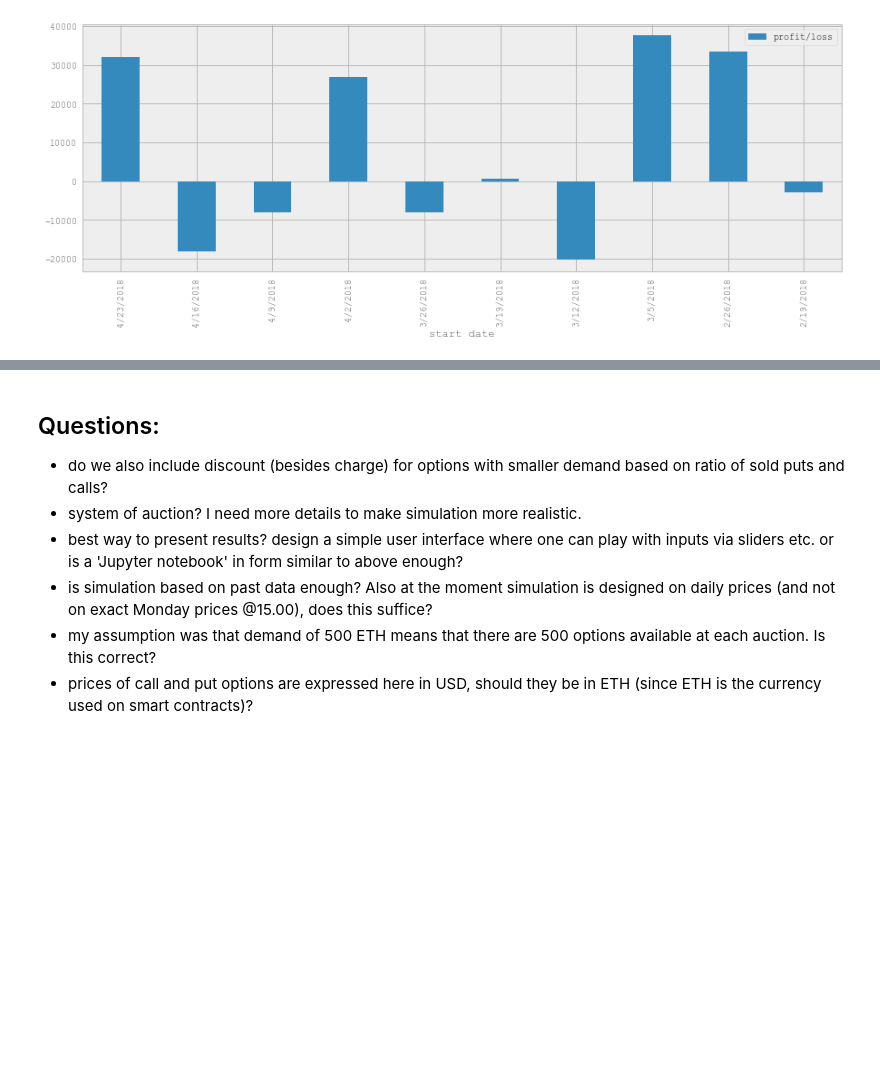
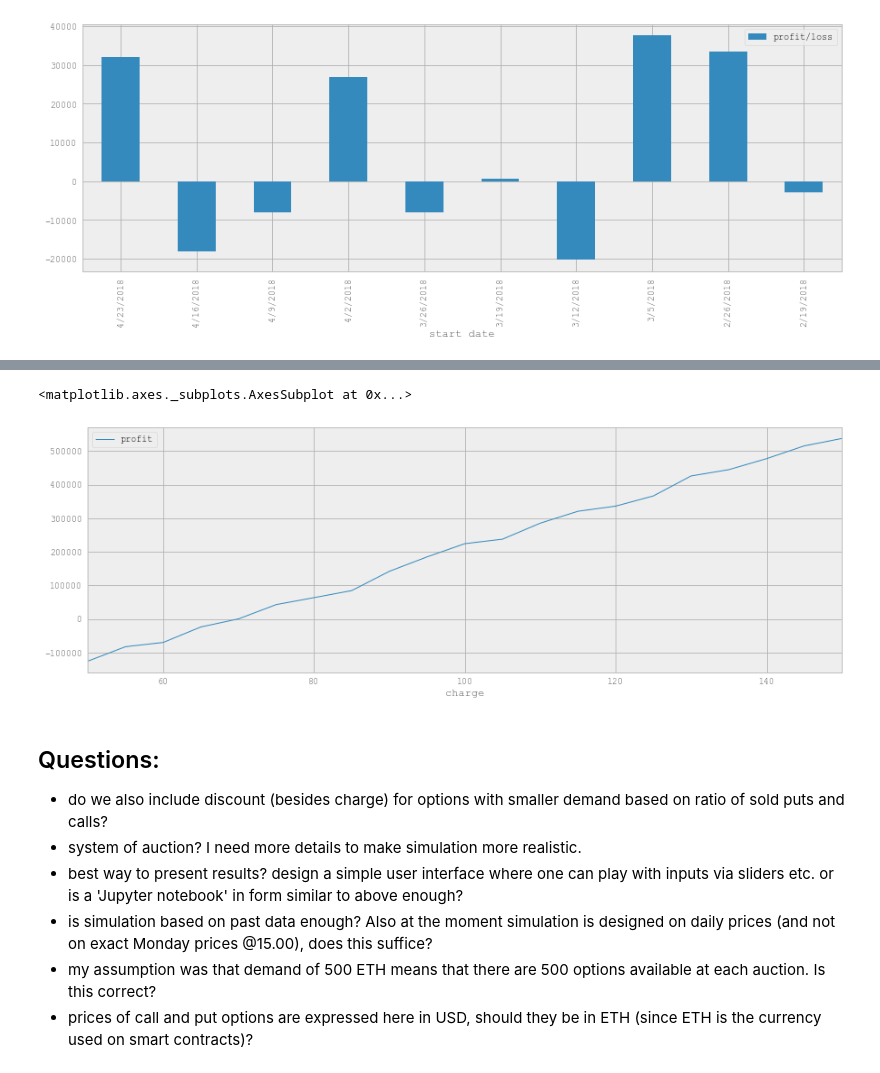
Before and after one commit to metodj/kripto, a Jupyter notebook: options model/simulation.ipynb, the cells around one changed output, grey strips where cells are left out. Saved outputs shown, nothing was run; the diff lists cells and outputs as text; code cells hidden in the pictures; blank space fills up the shorter version.

```diff
--- a/options model/simulation.ipynb
+++ b/options model/simulation.ipynb
@@ -104,0 +215,9 @@ Axes(0.125,0.125;0.775x0.755)
+# %%
+#we repeat simulation n times and calculate the average profit (each time we have different list of ratios)
+def average(n, margin, charge):
+    vsota = 0
+    for _ in range(n):
+        vsota += simulation_expanded(margin,charge,40,0.7, display=False)
+    return vsota / n
+
+average(500, 1.5, 100)
@@ -104,0 +226,9 @@ Axes(0.125,0.125;0.775x0.755)
+# %%
+df = pd.DataFrame()
+
+for i in range(21):
+    tmp = average(100,1.5,50+i*5)
+    data = pd.DataFrame({"charge": 50+i*5, "profit": tmp}, index=[i])
+    df = df.append(data)
+
+df
@@ -105,3 +254,8 @@ Axes(0.125,0.125;0.775x0.755)
+# %%
+df.plot(x='charge', y='profit')
+# %% [output]
+<matplotlib.axes._subplots.AxesSubplot at 0x...>
+[figure, added]
 # %% [markdown]
 ## Questions:
 - do we also include discount (besides charge) for options with smaller demand based on ratio of sold puts and calls?
```
Also changed, not shown: parts of 8 cells of this notebook.
